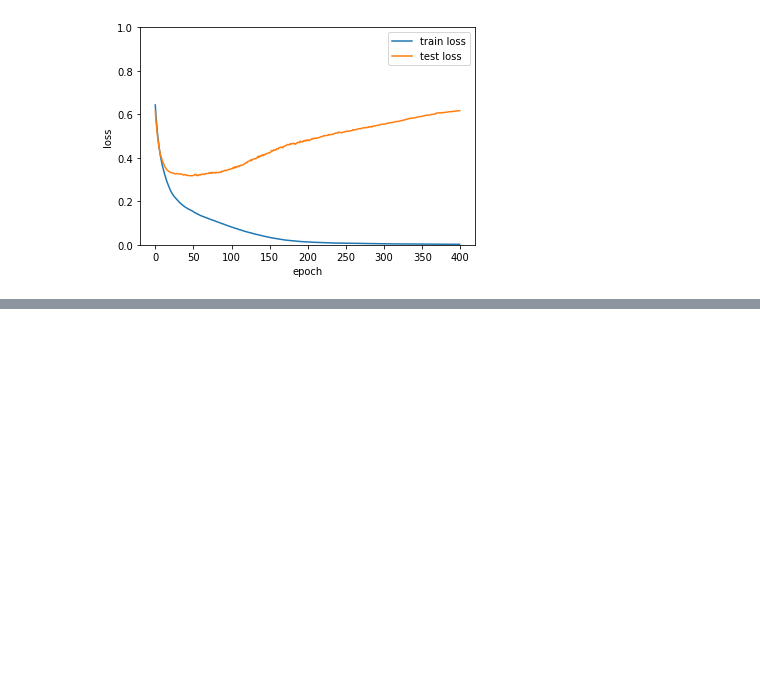
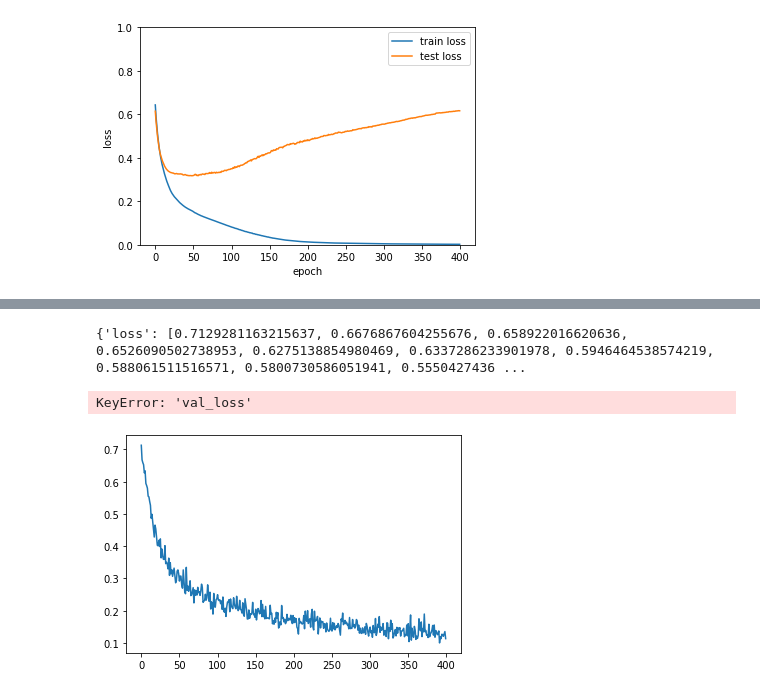
Before and after one commit to silenc3502/PythonWorkshop, a Jupyter notebook: twelveth.ipynb, the cells around one changed output, grey strips where cells are left out. Cells and saved outputs as stored; diff of their text form; code cells hidden in the pictures; blank space fills up the shorter version.

Commit message:
Add Gaussian Noise

```diff
--- a/twelveth.ipynb
+++ b/twelveth.ipynb
@@ -705,0 +761,8 @@ plt.legend(['train loss', 'test loss'], loc='upper right')
+# %%
+X, y = make_classification(
+    n_samples = 500, n_features = 16, n_classes = 2
+)
+
+X_train, X_test, y_train, y_test = train_test_split(
+    X, y, test_size = 0.3, random_state = 0
+)
@@ -705,0 +771,23 @@ plt.legend(['train loss', 'test loss'], loc='upper right')
+# %%
+model = Sequential()
+
+model.add(Dense(16, input_dim = 16, activation = 'relu'))
+model.add(GaussianNoise(0.01))
+model.add(Dropout(0.5))
+model.add(Dense(8, activation = 'relu'))
+model.add(Dropout(0.1))
+model.add(Dense(4, activation = 'relu'))
+model.add(Dropout(0.1))
+model.add(Dense(1, activation = 'sigmoid'))
+
+model.compile(
+    loss = 'binary_crossentropy',
+    optimizer = 'sgd'
+)
+
+trainRes = model.fit(
+    X_train, y_train,
+    batch_size = 5,
+    epochs = 400,
+    verbose = 0
+)
@@ -705,0 +799,14 @@ plt.legend(['train loss', 'test loss'], loc='upper right')
+# %%
+print(trainRes.history)
+# %% [output]
+{'loss': [0.7129281163215637, 0.6676867604255676, 0.658922016620636, 0.6526090502738953, 0.6275138854980469, 0.6337286233901978, 0.5946464538574219, 0.588061511516571, 0.5800730586051941, 0.5550427436 ...
+# %%
+plt.plot(trainRes.history['loss'])
+plt.plot(trainRes.history['val_loss'])
+plt.ylim(0, 1)
+plt.ylabel('loss')
+plt.xlabel('epoch')
+plt.legend(['train loss', 'test loss'], loc='upper right')
+# %% [output]
+KeyError: 'val_loss'
+[figure, added]
```
Also changed, not shown: parts of 5 cells of this notebook.
